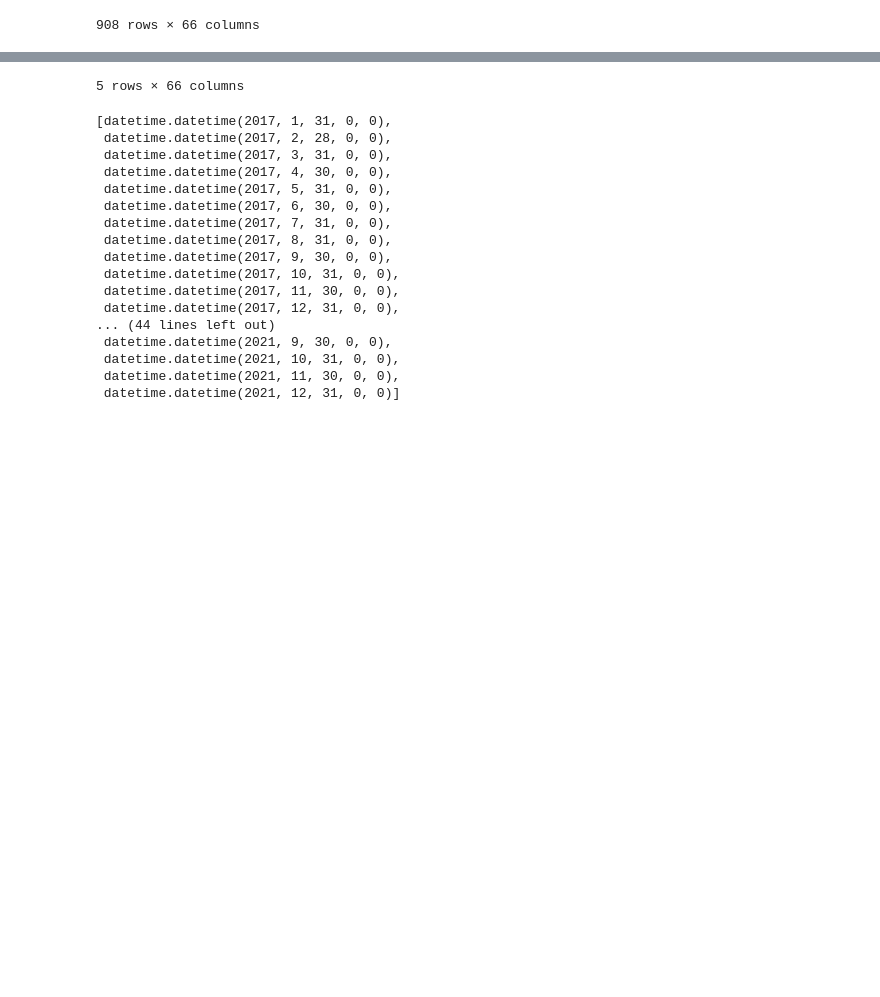
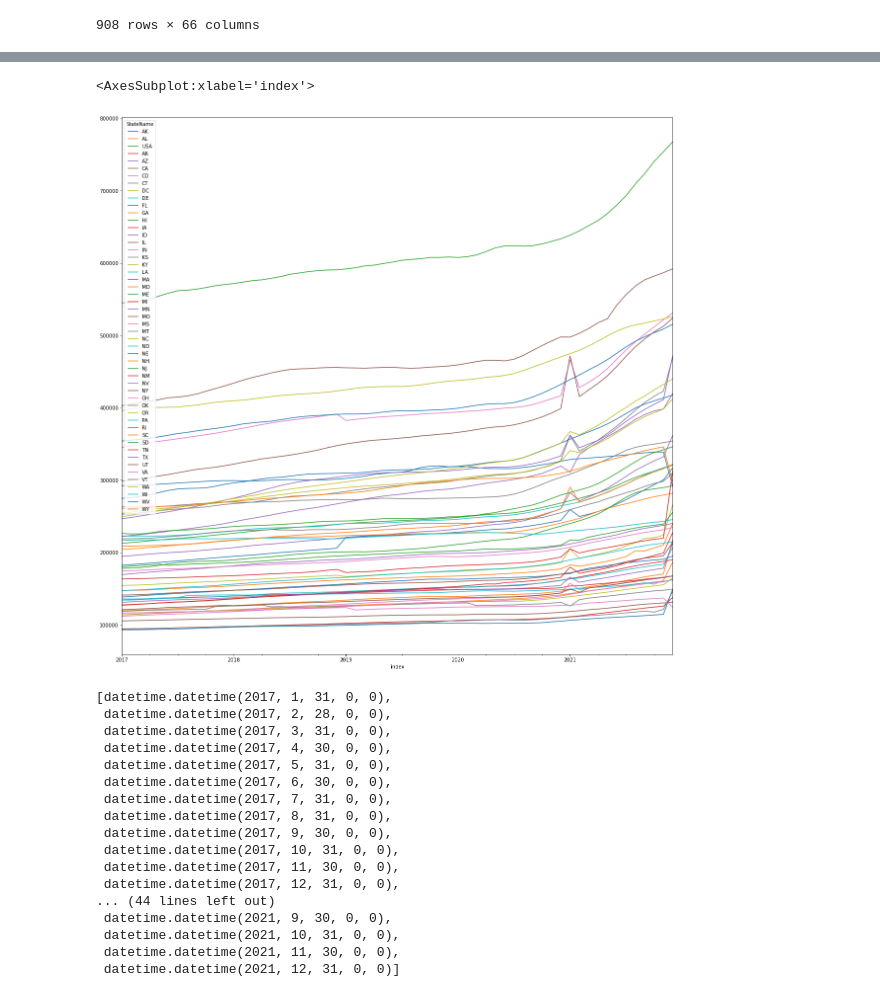
Before and after one commit to RobSalazar/Project-2, a Jupyter notebook: data_cleaning.ipynb, the cells around one changed output, grey strips where cells are left out. Saved outputs shown, nothing was run; the diff lists cells and outputs as text; code cells hidden in the pictures; blank space fills up the shorter version.

```diff
--- a/data_cleaning.ipynb
+++ b/data_cleaning.ipynb
@@ -77,5 +78,13 @@ zillow_final = clean_combo[['StateName','RegionID','SizeRank','RegionName','1/31
          '7/31/2020','8/31/2020','9/30/2020','10/31/2020','11/30/2020','12/31/2020','1/31/2021',
          '2/28/2021','3/31/2021','4/30/2021','5/31/2021','6/30/2021','7/31/2021','8/31/2021',
          '9/30/2021','10/31/2021','11/30/2021','12/31/2021','Totals','Average']]
-zillow_final.head()
+zillow = zillow_final.groupby("StateName").mean()
+zillow = zillow.drop(columns=["RegionID", "SizeRank", "Totals", "Average"])
+zillow = zillow.transpose()
+zillow = zillow.reset_index()
+zillow["index"]=pd.to_datetime(zillow["index"])
+zillow['index'] = zillow['index'].dt.to_period("M").apply(lambda r: r.start_time)
+zillow = zillow.set_index("index")
+zillow = zillow.rename(columns = {"ALL":"USA"})
+zillow.plot(figsize = (20,20))
 # %% [output]
@@ -88,4 +91,5 @@ zillow_final.head()
-5 rows × 66 columns
+<AxesSubplot:xlabel='index'>
+[figure, added]
 # %%
 # zillow_final["Date"] = pd..to_datetime(unem_data[['Year', 'Month']].assign(DAY=1))
 
```
Also changed, not shown: parts of 7 cells of this notebook.
